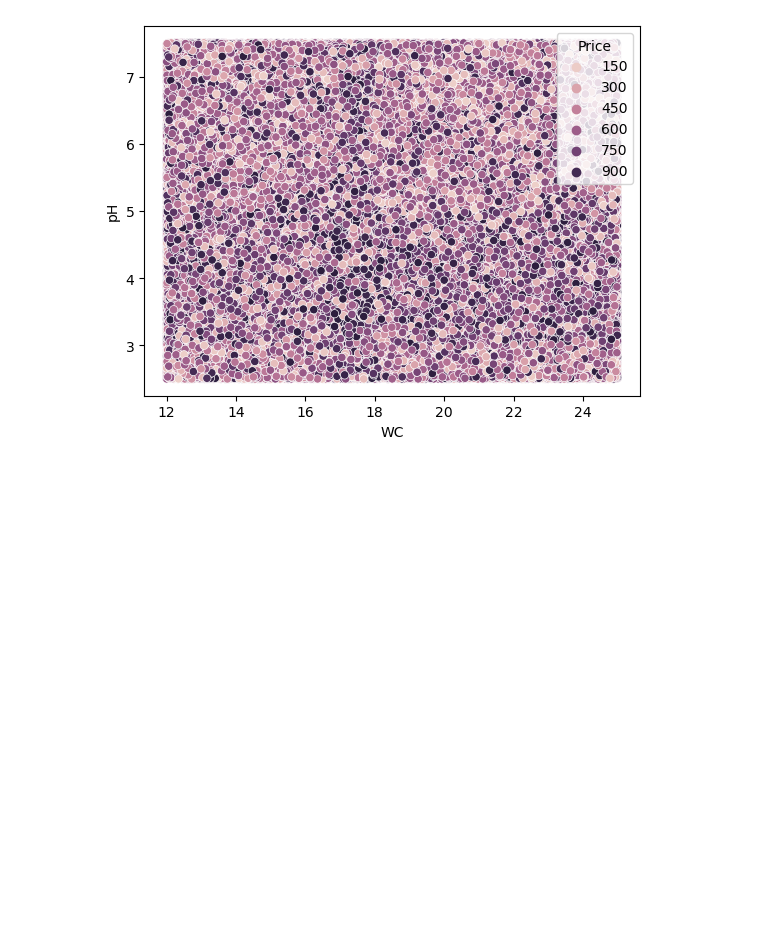
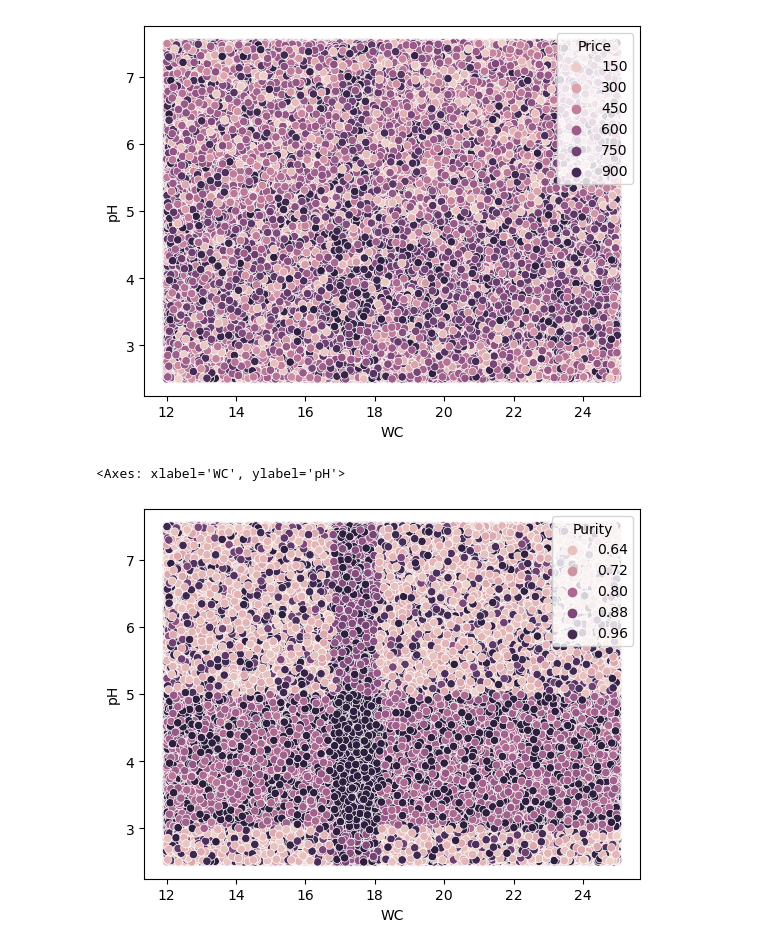
Before and after one commit to UARKHAWG/honeyInsights, a Jupyter notebook: eda.ipynb, the cells around one changed output. Saved outputs shown, nothing was run; the diff lists cells and outputs as text; code cells hidden in the pictures; blank space fills up the shorter version.

```diff
--- a/eda.ipynb
+++ b/eda.ipynb
@@ -55,3 +55,7 @@ df.describe()
 | 50% | 5.500000 | 1.540000 | 18.510000 | 4.990000 | 0.800000 | 34.970000 | 32.490000 | 5753.770000 | 0.820000 | 612.960000 |
 | 75% | 7.740000 | 1.700000 | 21.750000 | 6.250000 | 0.850000 | 42.470000 | 38.760000 | 7886.650000 | 0.970000 | 770.220000 |
 | max | 10.000000 | 1.860000 | 25.000000 | 7.500000 | 0.900000 | 50.000000 | 45.000000 | 9999.970000 | 1.000000 | 976.690000 |
+# %%
+# Renaming Columns
+df.rename(columns=
+{'CS': "Color Score", 'WC': 'Water Content', 'EC': 'Electrical Conductivity', 'F': 'Fructose Level', 'G': 'Glucose Level', 'Pollen_analysis': 'Pollen Analysis'}, inplace=True)
@@ -60,3 +90,8 @@ sns.scatterplot(data=df, x='WC', y='pH', hue='Price')
 # %% [output]
 <Axes: xlabel='WC', ylabel='pH'>
 [figure]
+# %%
+sns.scatterplot(data=df, x='WC', y='pH', hue='Purity')
+# %% [output]
+<Axes: xlabel='WC', ylabel='pH'>
+[figure, added]
```
Also changed, not shown: parts of 4 cells of this notebook.
